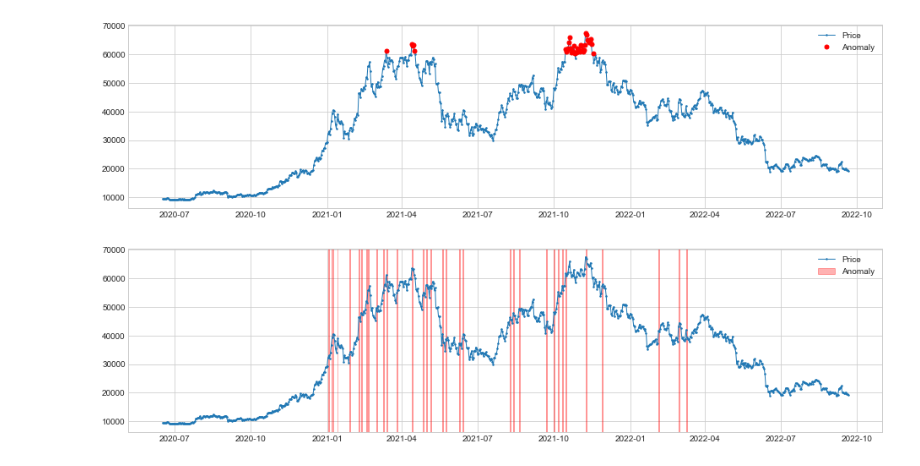
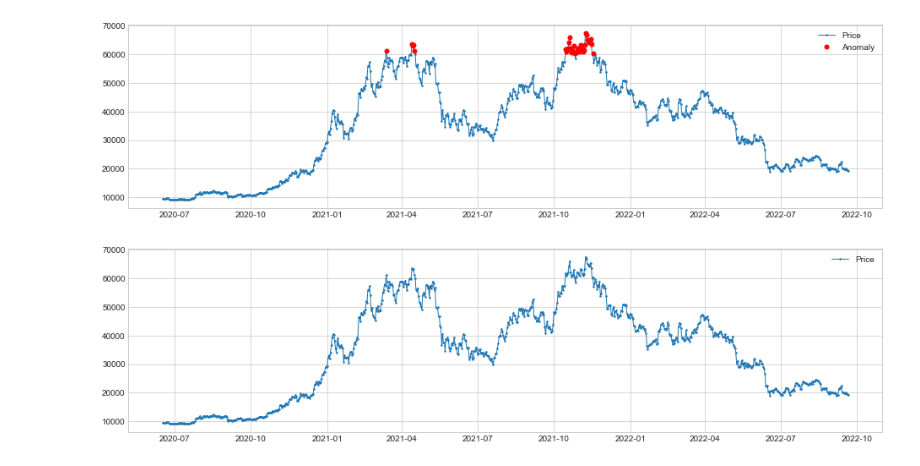
Before and after one commit to hoangks5/Abnomaly-Dectecion, a Jupyter notebook: adtk_docs.ipynb, the cells around one changed output. Saved outputs shown, nothing was run; the diff lists cells and outputs as text; code cells hidden in the pictures.

```diff
--- a/adtk_docs.ipynb
+++ b/adtk_docs.ipynb
@@ -31,8 +31,8 @@ plot(s, anomaly=anomalies, ts_linewidth=1, ts_markersize=3, anomaly_markersize=5
 [figure]
 # %%
 from adtk.detector import PersistAD
-persist_ad = PersistAD(c=2.0, side='positive')
+persist_ad = PersistAD(c=3, side='positive')
 anomalies = persist_ad.fit_detect(s)
 plot(s, anomaly=anomalies, ts_linewidth=1, ts_markersize=3, anomaly_color='red');
 # %% [output]
-[figure, old version]
+[figure, new version]
```
